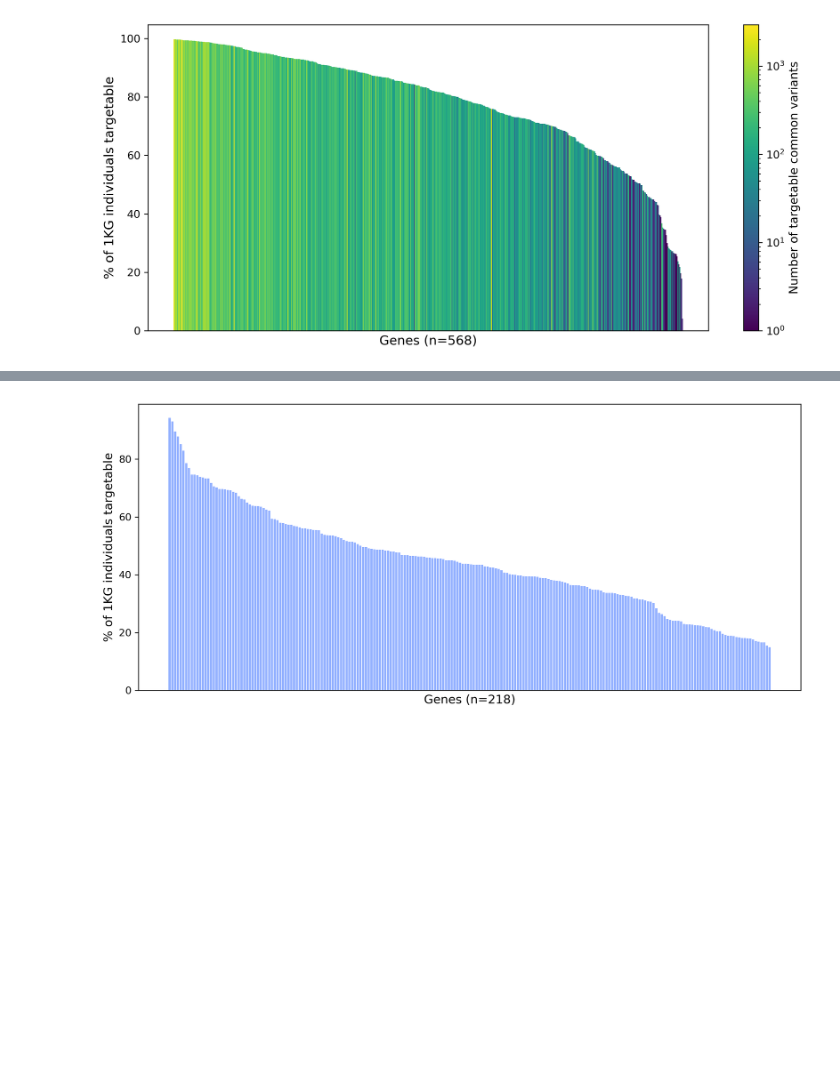
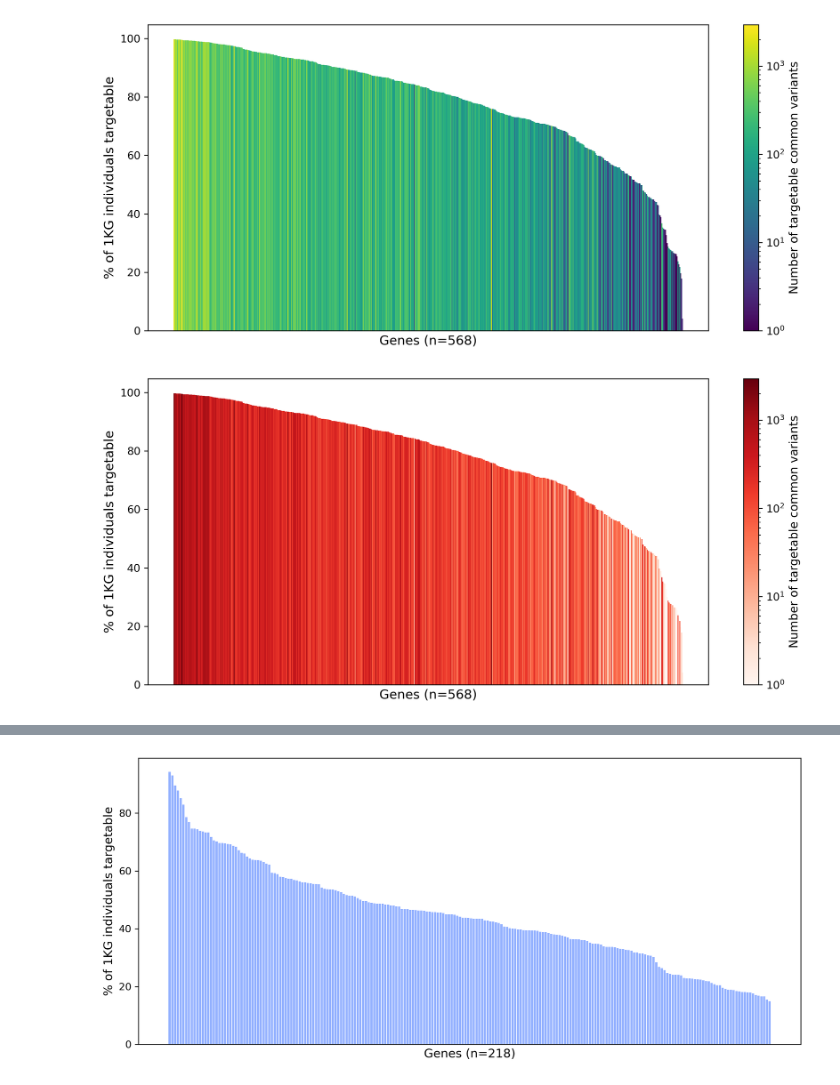
Before and after one commit to gramey02/dnd_project, a Jupyter notebook: scripts/figure_plotting/Figure_Plotting_Ntbk.ipynb, the cells around one changed output, grey strips where cells are left out. Saved outputs shown, nothing was run; the diff lists cells and outputs as text; code cells hidden in the pictures; blank space fills up the shorter version.

Commit message:
updated colors schemes

```diff
--- a/scripts/figure_plotting/Figure_Plotting_Ntbk.ipynb
+++ b/scripts/figure_plotting/Figure_Plotting_Ntbk.ipynb
@@ -643,6 +643,40 @@ plt.tight_layout()
 plt.show()
 # %% [output]
 [figure]
+# %%
+import matplotlib.colors as mcolors
+import matplotlib.cm as cm
+
+het_data_targetable['num_variants'] = het_data_targetable['hgnc_symbol'].map(
+    lambda g: len(overall_gene_vars.get(g, set()))
+)
+
+fig, ax = plt.subplots(figsize=(10, 4.5))
+
+# LogNorm can't handle 0, so floor at 1 for norm purposes
+vmin = max(het_data_targetable['num_variants'].min(), 1)
+vmax = het_data_targetable['num_variants'].max()
+norm = mcolors.LogNorm(vmin=vmin, vmax=vmax)
+
+cmap = cm.Reds
+colors = cmap(norm(het_data_targetable['num_variants'].clip(lower=1)))  # clip 0s to 1 for color mapping
+
+ax.bar(range(len(het_data_targetable)), het_data_targetable['percent_1KG'],
+       color=colors, width=1.0, edgecolor='none')
+
+ax.set_xticks([])
+ax.set_xlabel(f"Genes (n={len(het_data_targetable)})", fontsize=12)
+ax.set_ylabel("% of 1KG individuals targetable", fontsize=12)
+
+sm = cm.ScalarMappable(cmap=cmap, norm=norm)
+sm.set_array([])
+cbar = fig.colorbar(sm, ax=ax)
+cbar.set_label("Number of targetable common variants", fontsize=11)
+
+plt.tight_layout()
+plt.show()
+# %% [output]
+[figure, added]
 # %%
 # could also color by number of dominant mutations
 # plot the data of the number of individuals targetable for each strat
```
Also changed, not shown: parts of 2 cells of this notebook.
